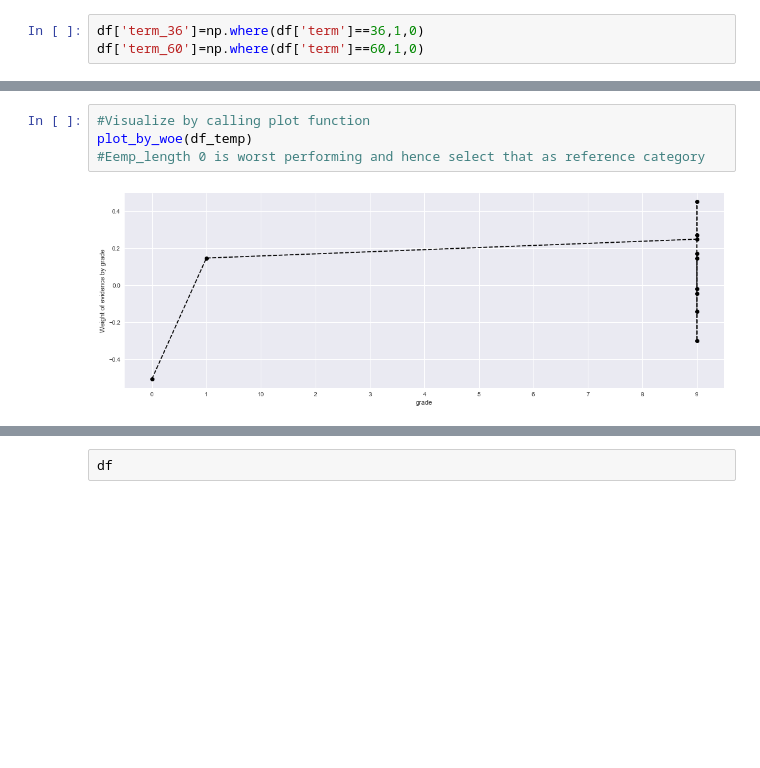
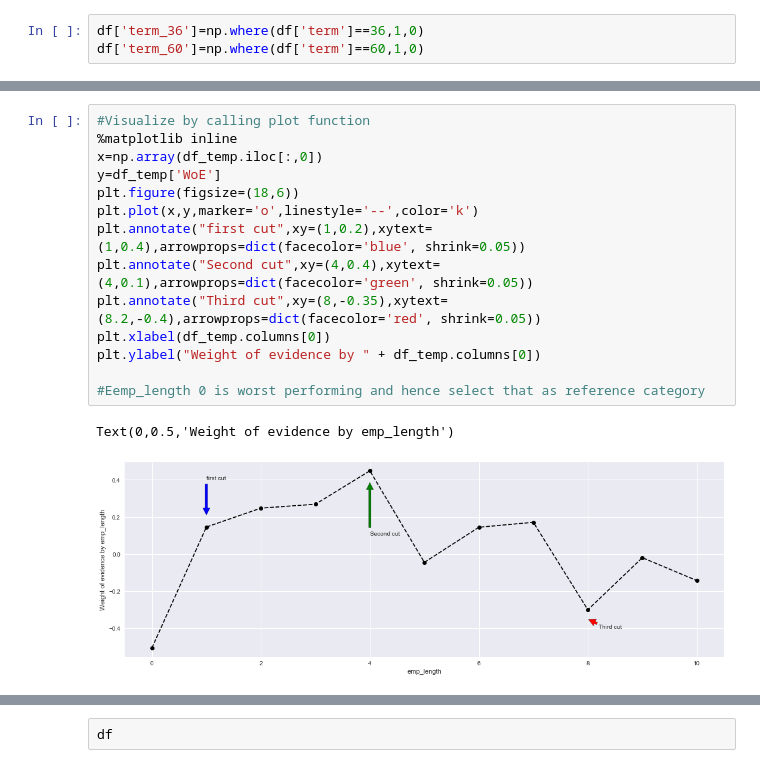
Before and after one commit to rameshbabulakshmanan84/Creditriskmodeeling, a Jupyter notebook: CreditRiskModelling.ipynb, the cells around one changed output, grey strips where cells are left out. Cells and saved outputs as stored; diff of their text form; blank space fills up the shorter version.

```diff
--- a/CreditRiskModelling.ipynb
+++ b/CreditRiskModelling.ipynb
@@ -770,6 +757,17 @@ df_temp
-# %%
-#Visualize by calling plot function
-plot_by_woe(df_temp)
-#Eemp_length 0 is worst performing and hence select that as reference category
-# %% [output]
-[figure, removed]
+# %%
+#Visualize by calling plot function
+%matplotlib inline
+x=np.array(df_temp.iloc[:,0])
+y=df_temp['WoE']
+plt.figure(figsize=(18,6))
+plt.plot(x,y,marker='o',linestyle='--',color='k')
+plt.annotate("first cut",xy=(1,0.2),xytext=(1,0.4),arrowprops=dict(facecolor='blue', shrink=0.05))
+plt.annotate("Second cut",xy=(4,0.4),xytext=(4,0.1),arrowprops=dict(facecolor='green', shrink=0.05))
+plt.annotate("Third cut",xy=(8,-0.35),xytext=(8.2,-0.4),arrowprops=dict(facecolor='red', shrink=0.05))
+plt.xlabel(df_temp.columns[0])
+plt.ylabel("Weight of evidence by " + df_temp.columns[0])
+
+#Eemp_length 0 is worst performing and hence select that as reference category
+# %% [output]
+Text(0,0.5,'Weight of evidence by emp_length')
+[figure, added]
```
Also changed, not shown: parts of 37 cells of this notebook.
